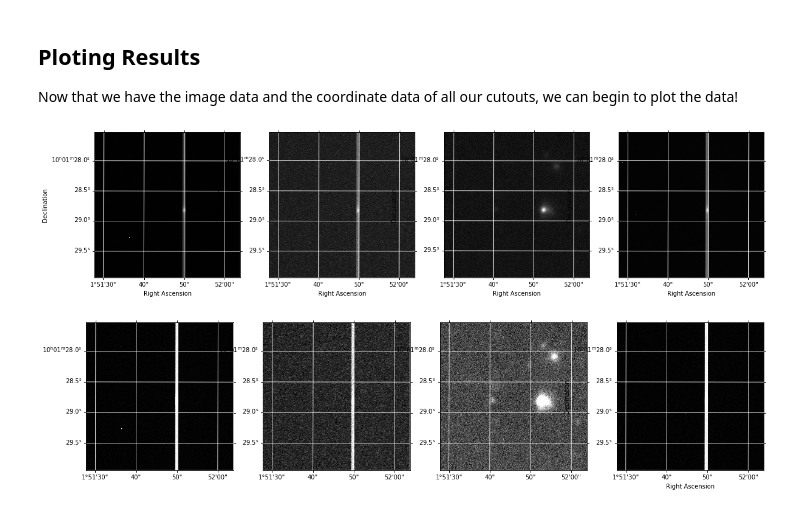
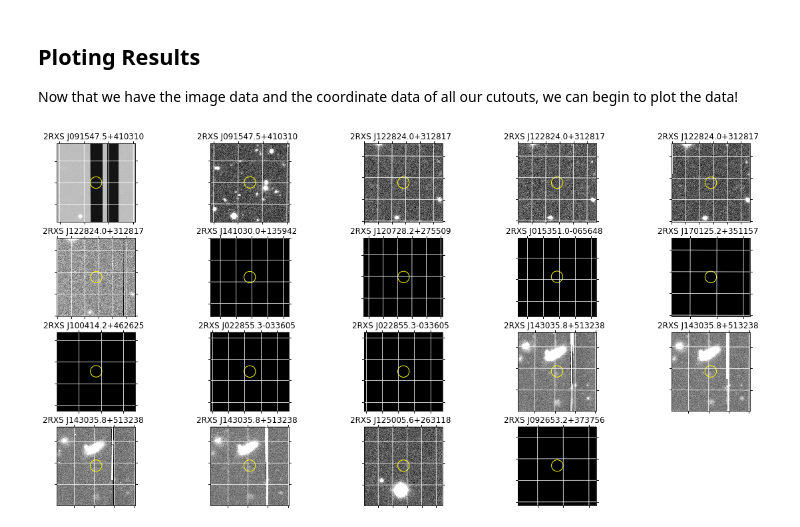
Before and after one commit to ellieb/astroquery_tutorial, a Jupyter notebook: astroquery_example_quasars.ipynb, the cells around one changed output. Drawn from its saved outputs; the diff is of its cells as text; code cells hidden in the pictures.

```diff
--- a/astroquery_example_quasars.ipynb
+++ b/astroquery_example_quasars.ipynb
@@ -216,0 +255,6 @@ print(cutouts)
+# %%
+cutouts = [cutout_pixels_from_position_with_ext(cutout_region_string(ra, dec, 0.005), url) for (url, ra, dec) in
+           zip(filtered_results['url'], filtered_results['qso_target_ra'],
+               filtered_results['qso_target_dec'])]
+
+filtered_results['qso_url_cutout'] = cutouts
@@ -217,3 +266,9 @@ print(cutouts)
+# %%
+# Filter out results with an invalid cutout
+# urls_cutouts = list(filter(lambda x: x[0], zip(cutouts, filtered_results)))
+# urls_cutouts
+
+filtered_results_good_cutouts = filtered_results[(filtered_results['qso_url_cutout'] != 'False')]
 # %% [markdown]
 ### Retriving Data with Requests
 With the cutout values, we can now download the data. There are many different methods to perform a cutout, but today we will add the cutout string to the parameter in the request. More information about requesting CADC data can be found [in the documentation](http://www.cadc-ccda.hia-iha.nrc-cnrc.gc.ca/en/doc/data/).
@@ -265,7 +320,9 @@ def get_image_data_from_url(url, cutout=None, ext=0):
 #              in zip(urls, cutouts)]
 #data_list = [get_image_data(fname) for fname in fname_list]
 
-# To read from url
-data_list = [get_image_data_from_url(url, cutout=cutout) for url, cutout
-             in zip(urls, cutouts)]
+# To stream from urls
+data_list = [(*get_image_data_from_url(result['url'], cutout=result['qso_url_cutout']),
+              result['qso_target_name'], result['qso_target_ra'], result['qso_target_dec'])
+             for result in filtered_results_good_cutouts]
+# TODO: Make this a dict?
 # %% [output]
@@ -300,41 +381,44 @@ Now that we have the image data and the coordinate data of all our cutouts, we c
 # %%
 import numpy as np
 import matplotlib
 import matplotlib.pyplot as plt
 from astropy.visualization import (LinearStretch, ImageNormalize, PercentileInterval,
-                                   MinMaxInterval)
+                                   MinMaxInterval, ZScaleInterval)
 
+np.seterr(divide='ignore', invalid='ignore')
 #TODO: Add lables and titles!
 #TODO: look and see how to make imshow better
-def print_image_stats(image_data):
-    stats = {'min': np.nanmin(image_data), 'max': np.nanmax(image_data),
-             'mean': np.nanmean(image_data), 'std': np.nanstd(image_data)}
-    print('Min: {min} \nMax: {max} \nMean: {mean}\nStdev: {std}'.format(**stats))
-
+#TODO: Add circles around targets
 def plot_image_list(data_list, geo=None):
 
     if geo is None:
-        geo = (1, len(data_list)) #nrows, ncols
+        geo = (len(data_list), 1) #nrows, ncols
 
     fig = plt.figure(figsize=(20,10))
-    for idx, (image_data, wcs) in enumerate(data_list):
+    for idx, (image_data, wcs, qso_target_name, qso_target_ra, qso_target_dec) in enumerate(data_list):
+
         ax = plt.subplot(geo[0], geo[1], idx+1, projection=wcs)
-        image_data_norm = ImageNormalize(image_data, interval=MinMaxInterval(),
+
+        ax.scatter(qso_target_ra, qso_target_dec, transform=ax.get_transform('icrs'), s=300,
+           edgecolor='yellow', facecolor='none')
+        image_data_norm = ImageNormalize(image_data, interval=ZScaleInterval(),
                                          stretch=LinearStretch())
         ax.imshow(image_data, norm=image_data_norm, cmap='gray')
+        ax.set_title(qso_target_name)
+
         ax.coords.grid(color='white', ls='solid')
         ra, dec = ax.coords['ra'], ax.coords['dec']
-        ra.set_ticklabel_position('lb')
-        dec.set_ticklabel_position('lb')
-        ra.set_axislabel('Right Ascension')
-        dec.set_axislabel('Declination')
+        ra.set_ticklabel_visible(False)
+        dec.set_ticklabel_visible(False)
+        ra.set_axislabel('')
+        dec.set_axislabel('')
 
-
-plot_image_list(data_list)
+# Should I split up into groups of objects we are trying to image???
+plot_image_list(data_list, geo=(4, 5))
 # %% [output]
-[figure, old version]
+[figure, new version]
 # %%
-def plot_image_list_same_axes(data_list, geo=None):
+def plot_image_list_same_axes(data_list, geo=None): # Should only really do this for same qso_target_name
     if geo is None:
         geo = (1, len(data_list)) #nrows, ncols
 
@@ -345,11 +429,12 @@ def plot_image_list_same_axes(data_list, geo=None):
     flat_ax_list = list(np.array(ax_list).flat)
 
 
-    for ax, (image_data, wcs) in zip(flat_ax_list, data_list):
-        image_data_norm = ImageNormalize(image_data, interval=PercentileInterval(99),
+    for ax, (image_data, wcs, qso_target_name) in zip(flat_ax_list, data_list):
+        image_data_norm = ImageNormalize(image_data, interval=ZScaleInterval(),
                                          stretch=LinearStretch())
-        ax.imshow(image_data, transform=ax.get_transform(wcs), norm=image_data_norm,
+        ax.imshow(image_data, transform=ax.get_transform(wcs),
                   cmap='gray')
+        ax.set_title(qso_target_name)
         ax.coords.grid(color='white', ls='solid')
         ra, dec = ax.coords['ra'], ax.coords['dec']
         ra.set_ticklabel_position('lb')
@@ -358,6 +443,4 @@ def plot_image_list_same_axes(data_list, geo=None):
     plt.xlabel('Right Ascension')
     plt.ylabel('Declination')
 
-plot_image_list_same_axes(data_list)
+plot_image_list_same_axes(data_list, geo=(4,5))
-# %% [output]
-[figure, removed]
```
Also changed, not shown: parts of 20 cells of this notebook, 1 other file.
